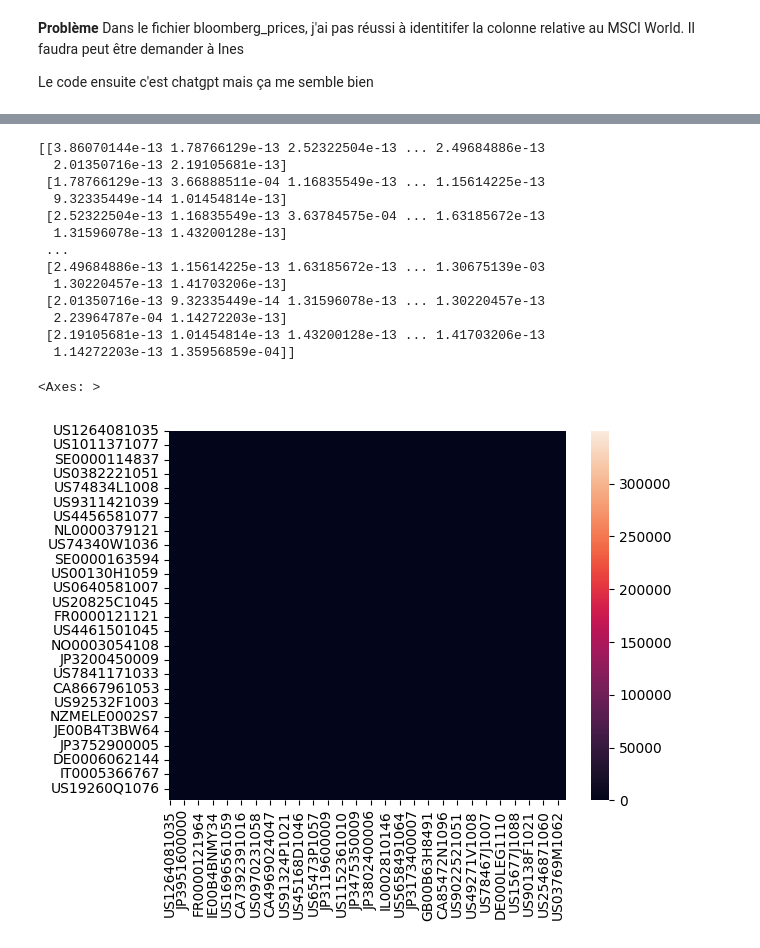
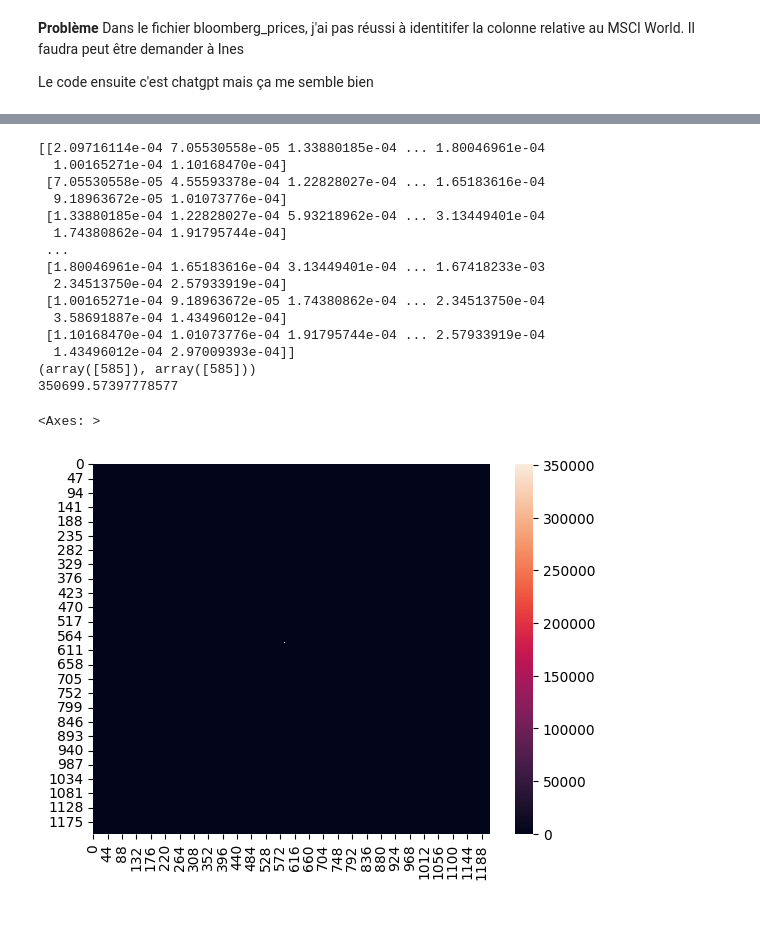
Before and after one commit to MoutetMaxime/net-zero-portfolio, a Jupyter notebook: code/test.ipynb, the cells around one changed output, grey strips where cells are left out. Cells and saved outputs as stored; diff of their text form; code cells hidden in the pictures; blank space fills up the shorter version.

Commit message:
covariance nulle

```diff
--- a/code/test.ipynb
+++ b/code/test.ipynb
@@ -83,3 +42,18 @@ bbg_prices_clean.shape
+# %%
+def preprocess_serie(prices):
+    """
+    change axe to Date and delete NaN values
+    """
+    prices["Dates"] = pd.to_datetime(prices["Dates"])
+    prices.set_index("Dates", inplace=True)
+    prices_clean = prices.dropna(axis=1, how="any")
+
+    return prices_clean
+
+
+def get_returns(prices):
+    returns = prices.pct_change(fill_method=None).dropna()
+    return returns
 # %% [markdown]
 **Remark 4.** Portfolio decarbonization requires the covariance matrix \( \Sigma \) to be estimated. A first approach is to use the empirical covariance matrix of stock returns. A second solution is to postulate a multivariate risk factor model:
 
@@ -122,0 +83,6 @@ returns.head()
+# %%
+returns = get_returns(preprocess_serie(bbg_prices)).iloc[:-1]
+market_returns = get_returns(preprocess_serie(bbg_msci_prices))
+
+print(returns.shape)
+print(market_returns.shape)
@@ -125,3 +94,9 @@ returns.head()
 Dans le fichier bloomberg_prices, j'ai pas réussi à identitifer la colonne relative au MSCI World. Il faudra peut être demander à Ines
 
 Le code ensuite c'est chatgpt mais ça me semble bien
+# %%
+cov_with_market = [
+    returns[col].cov(market_returns["MXWO Index"]) for col in returns.columns
+]
+
+print(len(cov_with_market))
@@ -128,16 +113,6 @@ Le code ensuite c'est chatgpt mais ça me semble bien
 # %%
-msci_world_returns = bbg_msci_prices[
-    "MXWO Index"
-]  # Je prends la premiere colonne de mon dataframe, il faudra prendre le vrai msci quand on saura l'identitfier
-
-# Calcul de la covariance entre chaque action et le MSCI World
-cov_matrix = returns.cov()
-cov_with_market = cov_matrix[
-    "US1264081035"
-]  # Covariance de chaque action avec le MSCI World
-
 # Variance du MSCI World
-msci_world_variance = msci_world_returns.var()
+msci_world_variance = market_returns.var()[0]
 
 # Calcul des betas pour chaque action
 betas = cov_with_market / msci_world_variance
@@ -160,24 +135,28 @@ cov_matrix_sigma = factor_covariance + specific_covariance
 
 # Afficher la matrice de covariance Sigma
 print(cov_matrix_sigma)
+print(np.where(cov_matrix_sigma > 30000))
+print(cov_matrix_sigma[585, 585])
 # %% [output]
-[[3.86070144e-13 1.78766129e-13 2.52322504e-13 ... 2.49684886e-13
-  2.01350716e-13 2.19105681e-13]
- [1.78766129e-13 3.66888511e-04 1.16835549e-13 ... 1.15614225e-13
-  9.32335449e-14 1.01454814e-13]
- [2.52322504e-13 1.16835549e-13 3.63784575e-04 ... 1.63185672e-13
-  1.31596078e-13 1.43200128e-13]
+[[2.09716114e-04 7.05530558e-05 1.33880185e-04 ... 1.80046961e-04
+  1.00165271e-04 1.10168470e-04]
+ [7.05530558e-05 4.55593378e-04 1.22828027e-04 ... 1.65183616e-04
+  9.18963672e-05 1.01073776e-04]
+ [1.33880185e-04 1.22828027e-04 5.93218962e-04 ... 3.13449401e-04
+  1.74380862e-04 1.91795744e-04]
  ...
- [2.49684886e-13 1.15614225e-13 1.63185672e-13 ... 1.30675139e-03
-  1.30220457e-13 1.41703206e-13]
- [2.01350716e-13 9.32335449e-14 1.31596078e-13 ... 1.30220457e-13
-  2.23964787e-04 1.14272203e-13]
- [2.19105681e-13 1.01454814e-13 1.43200128e-13 ... 1.41703206e-13
-  1.14272203e-13 1.35956859e-04]]
+ [1.80046961e-04 1.65183616e-04 3.13449401e-04 ... 1.67418233e-03
+  2.34513750e-04 2.57933919e-04]
+ [1.00165271e-04 9.18963672e-05 1.74380862e-04 ... 2.34513750e-04
+  3.58691887e-04 1.43496012e-04]
+ [1.10168470e-04 1.01073776e-04 1.91795744e-04 ... 2.57933919e-04
+  1.43496012e-04 2.97009393e-04]]
+(array([585]), array([585]))
+350699.57397778577
 # %%
 import seaborn as sns
 
-sns.heatmap(cov_matrix)
+sns.heatmap(cov_matrix_sigma)
 # %% [output]
 <Axes: >
-[figure, old version]
+[figure, new version]
```
Also changed, not shown: parts of 8 cells of this notebook.
